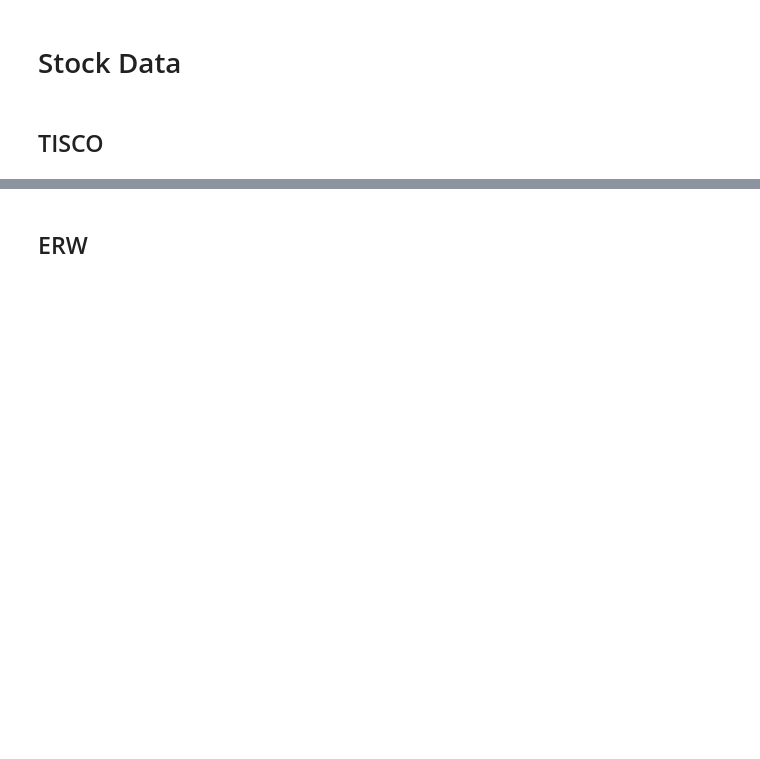
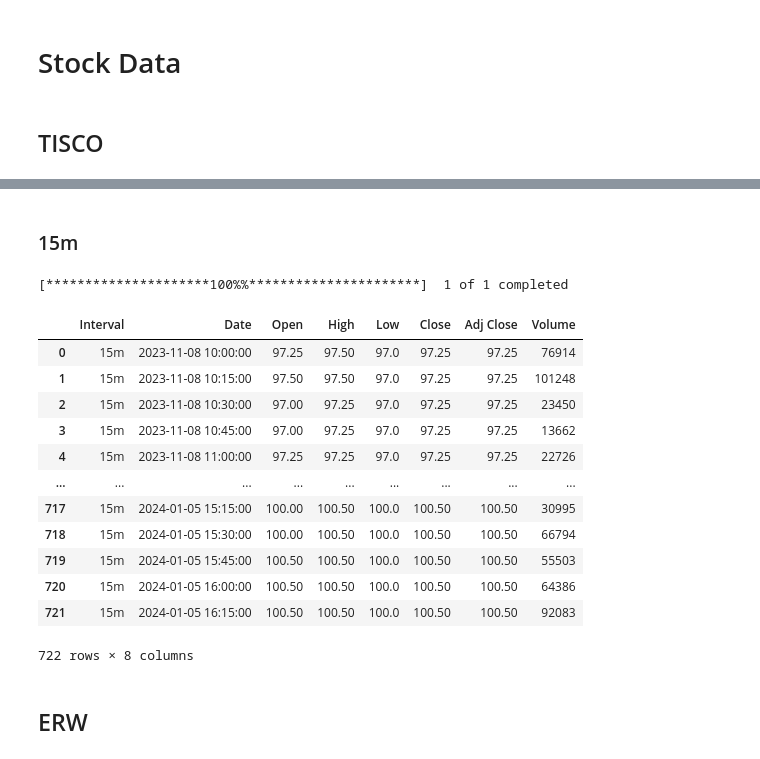
Before and after one commit to y-lims/DADS6003_Buy-Sell_Stock_Forecasting, a Jupyter notebook: medium_source.ipynb, the cells around one changed output, grey strips where cells are left out. Cells and saved outputs as stored; diff of their text form; code cells hidden in the pictures; blank space fills up the shorter version.

```diff
--- a/medium_source.ipynb
+++ b/medium_source.ipynb
@@ -131,2 +156,44 @@ OSError: Cannot save file into a non-existent directory: '\Users\thanyalak\Deskt
+# %% [markdown]
+### 15m
+# %%
+# TISCO 15m
+stock_symbol = 'TISCO.BK'
+end_date = datetime.today().strftime('%Y-%m-%d')
+start_date = (datetime.today() - timedelta(days=59)).strftime('%Y-%m-%d')
+intervals = ['15m']
+
+# Create an empty DataFrame to store the results
+TISCO_15m_df = pd.DataFrame()
+
+# Loop through each interval and append data to the DataFrame
+for interval in intervals:
+    data = yf.download(stock_symbol, start=start_date, end=end_date, interval=interval)
+    # Add a level to the MultiIndex for the interval
+    data.index = pd.MultiIndex.from_product([[interval], data.index], names=['Interval', 'Date'])
+    TISCO_15m_df = pd.concat([TISCO_15m_df, data])
+
+# Reset the index to get Date as a column
+TISCO_15m_df.reset_index(inplace=True)
+
+# Display the resulting DataFrame
+display(TISCO_15m_df)
+
+# Save the DataFrame to a CSV file
+TISCO_15m_df.to_csv('data_TISCO_15m.csv', index=False)
+# %% [output]
+[*********************100%%**********************]  1 of 1 completed
+|  | Interval | Date | Open | High | Low | Close | Adj Close | Volume |
+| 0 | 15m | 2023-11-08 10:00:00 | 97.25 | 97.50 | 97.0 | 97.25 | 97.25 | 76914 |
+| 1 | 15m | 2023-11-08 10:15:00 | 97.50 | 97.50 | 97.0 | 97.25 | 97.25 | 101248 |
+| 2 | 15m | 2023-11-08 10:30:00 | 97.00 | 97.25 | 97.0 | 97.25 | 97.25 | 23450 |
+| 3 | 15m | 2023-11-08 10:45:00 | 97.00 | 97.25 | 97.0 | 97.25 | 97.25 | 13662 |
+| 4 | 15m | 2023-11-08 11:00:00 | 97.25 | 97.25 | 97.0 | 97.25 | 97.25 | 22726 |
+| ... | ... | ... | ... | ... | ... | ... | ... | ... |
+| 717 | 15m | 2024-01-05 15:15:00 | 100.00 | 100.50 | 100.0 | 100.50 | 100.50 | 30995 |
+| 718 | 15m | 2024-01-05 15:30:00 | 100.00 | 100.50 | 100.0 | 100.50 | 100.50 | 66794 |
+| 719 | 15m | 2024-01-05 15:45:00 | 100.50 | 100.50 | 100.0 | 100.50 | 100.50 | 55503 |
+| 720 | 15m | 2024-01-05 16:00:00 | 100.50 | 100.50 | 100.0 | 100.50 | 100.50 | 64386 |
+| 721 | 15m | 2024-01-05 16:15:00 | 100.50 | 100.50 | 100.0 | 100.50 | 100.50 | 92083 |
+722 rows × 8 columns
 # %% [markdown]
 ## ERW
```
Also changed, not shown: parts of 71 cells of this notebook.
